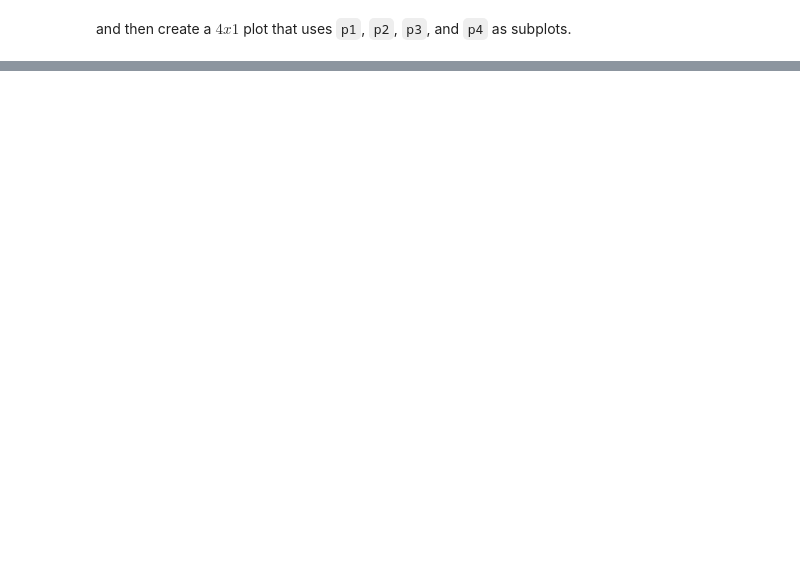
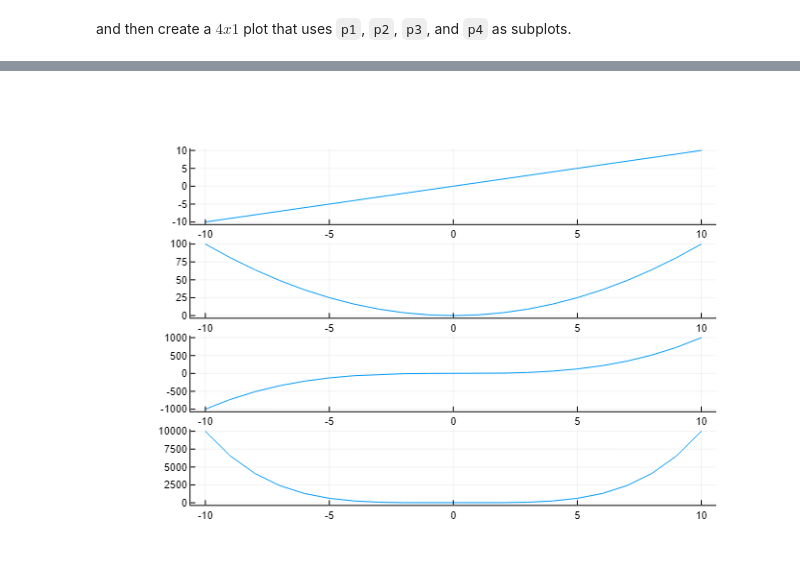
Before and after one commit to w212w/miois_lessons, a Jupyter notebook: Lesson_4/1 - Plotting.ipynb, the cells around one changed output, grey strips where cells are left out. Drawn from its saved outputs; the diff is of its cells as text; code cells hidden in the pictures; blank space fills up the shorter version.

```diff
--- a/Lesson_4/1 - Plotting.ipynb
+++ b/Lesson_4/1 - Plotting.ipynb
@@ -113,0 +228,9 @@ There are lots of ways to pass in data, and lots of keyword arguments... just tr
+# %%
+p1 = plot(x, x)
+p2 = plot(x, x.^2)
+p3 = plot(x, x.^3)
+p4 = plot(x, x.^4)
+
+plot(p1, p2, p3, p4, layout = (4, 1), legend = false)
+# %% [output]
+[figure, added]
```
Also changed, not shown: parts of 12 cells of this notebook.
